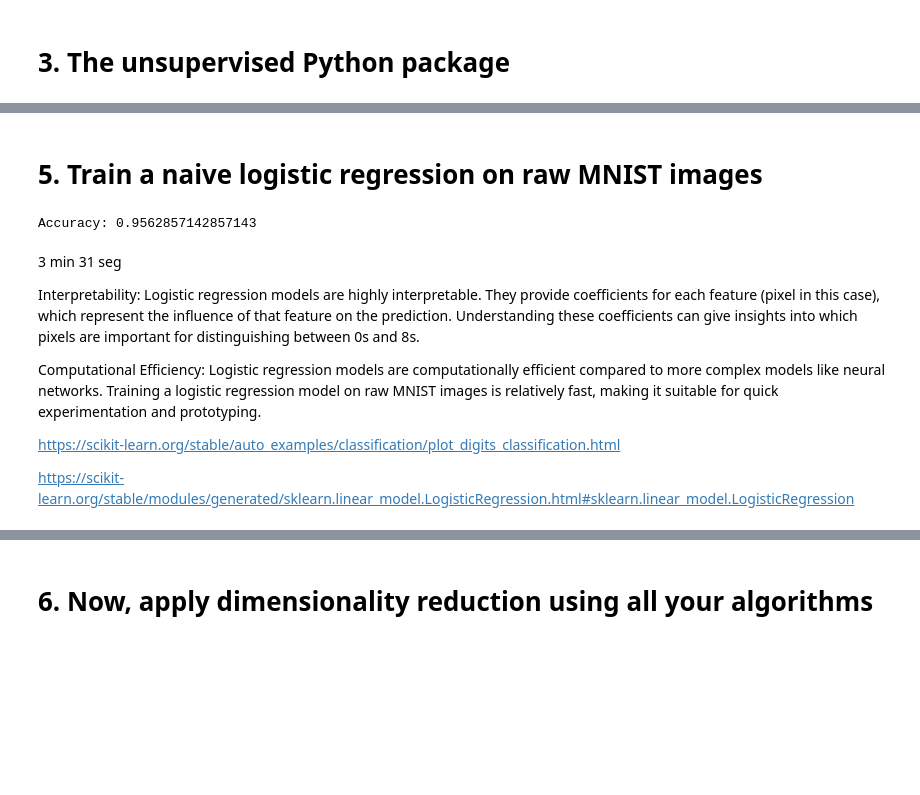
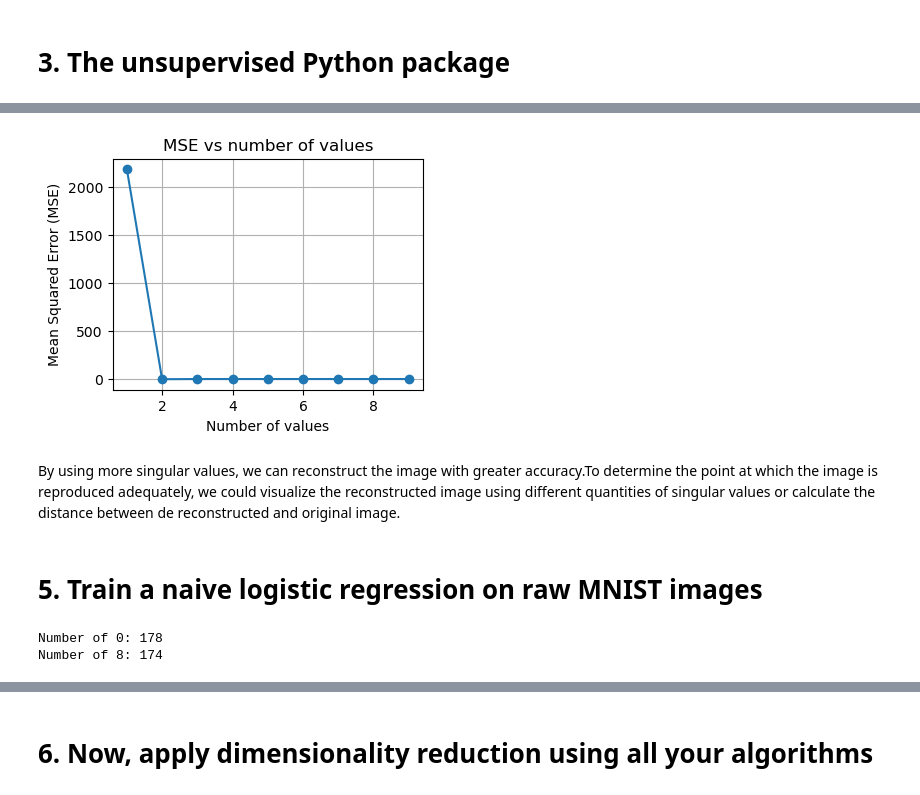
Before and after one commit to melissaortegaa/machine_learning_2, a Jupyter notebook: lab1_dim_red/lab1_dim_red.ipynb, the cells around one changed output, grey strips where cells are left out. Cells and saved outputs as stored; diff of their text form; code cells hidden in the pictures; blank space fills up the shorter version.

```diff
--- a/lab1_dim_red/lab1_dim_red.ipynb
+++ b/lab1_dim_red/lab1_dim_red.ipynb
@@ -235,0 +263,12 @@ La distancia de Manhattan entre dos imágenes es una medida de cuánto difieren
+# %%
+# Calculate the distance between my_face and the average_face
+mse = np.mean((my_edited_face - average_face) ** 2)
+mad = round(np.mean(np.abs(my_edited_face - average_face)), 3)                  # Mean absolute difference
+euclidean_distance = np.linalg.norm(my_edited_face - average_face)              # Euclidian distance
+manhattan_distance = round(np.sum(np.abs(my_edited_face - average_face)), 3)    # Manhattan distance
+
+print("\n" + "==" * 7 + " Distances " + "==" * 7)
+print("1. Diferencia absoluta media:", mse)
+print("2. Diferencia absoluta media:", mad)
+print("3. Distancia de Manhattan:"   , manhattan_distance)
+print("4. Distancia euclidiana:"     , euclidean_distance)
@@ -350,35 +397,30 @@ Este código iterará sobre un rango de 1 al número máximo de componentes (val
+# %%
+# Plot RMSE vs number of components
+plt.figure(figsize=(4, 3))
+plt.plot(range(1, len(mse_values) + 1), mse_values, marker='o', linestyle='-')
+plt.title('MSE vs number of values')
+plt.xlabel('Number of values')
+plt.ylabel('Mean Squared Error (MSE)')
+plt.grid(True)
+plt.show()
+# %% [output]
+[figure, added]
+# %% [markdown]
+By using more singular values, we can reconstruct the image with greater accuracy.To determine the point at which the image is reproduced adequately, we could visualize the reconstructed image using different quantities of singular values or calculate the distance between de reconstructed and original image.
 # %% [markdown]
 # 5. Train a naive logistic regression on raw MNIST images
-# %%
-# Cargar el conjunto de datos MNIST
-mnist = fetch_openml('mnist_784', version=1)
-X, y = mnist['data'], mnist['target']
-
-# Convertir las etiquetas a binarias: 1 si es 8, 0 si es 0
-y = np.where(y == '8', 1, 0)
-
-# Dividir los datos en conjuntos de entrenamiento y prueba
-X_train, X_test, y_train, y_test = train_test_split(X, y, test_size=0.2, random_state=42)
-
-# Inicializar y entrenar el modelo de regresión logística
-logistic_regression = LogisticRegression()
-logistic_regression.fit(X_train, y_train)
-
-# Realizar predicciones en el conjunto de prueba
-y_pred = logistic_regression.predict(X_test)
-
-# Calcular la precisión del modelo
-accuracy = accuracy_score(y_test, y_pred)
-print("Accuracy:", accuracy)
-# %% [output]
-Accuracy: 0.9562857142857143
-# %% [markdown]
-3 min 31 seg
-
-Interpretability: Logistic regression models are highly interpretable. They provide coefficients for each feature (pixel in this case), which represent the influence of that feature on the prediction. Understanding these coefficients can give insights into which pixels are important for distinguishing between 0s and 8s.
-
-Computational Efficiency: Logistic regression models are computationally efficient compared to more complex models like neural networks. Training a logistic regression model on raw MNIST images is relatively fast, making it suitable for quick experimentation and prototyping.
-
-https://scikit-learn.org/stable/auto_examples/classification/plot_digits_classification.html
-
-https://scikit-learn.org/stable/modules/generated/sklearn.linear_model.LogisticRegression.html#sklearn.linear_model.LogisticRegression
+# %%
+# Load the dataset
+digits = datasets.load_digits()
+
+# Filter the dataset to only include digits 0 and 8
+filters = (digits.target == 0) | (digits.target == 8)
+X = digits.images[filters]
+y = digits.target[filters]
+
+# Data set description
+print("Number of 0:", np.sum(y == 0))
+print("Number of 8:", np.sum(y == 8))
+# %% [output]
+Number of 0: 178
+Number of 8: 174
```
Also changed, not shown: parts of 90 cells of this notebook, 13 other files.
